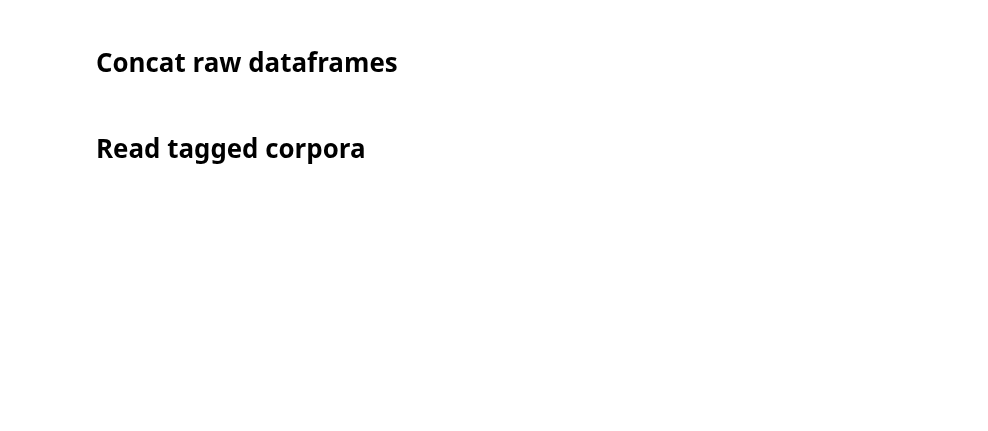
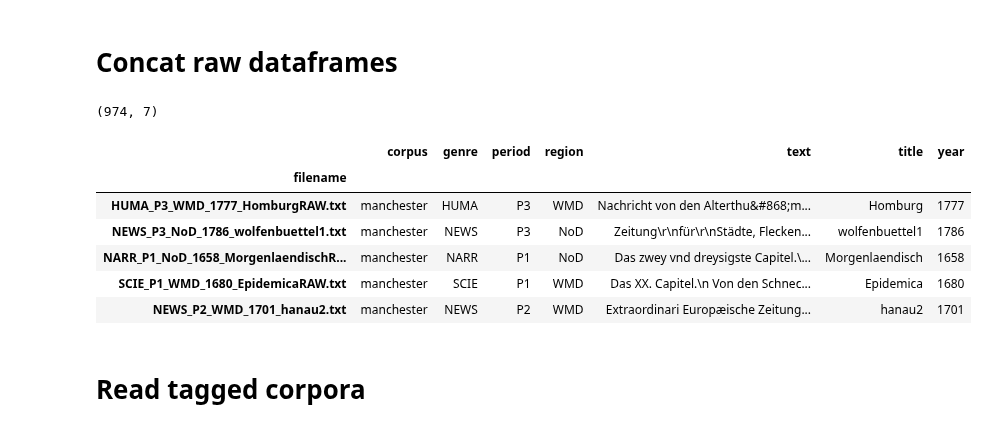
Before and after one commit to LennartKeller/TextklassifikationsProjekt2019, a Jupyter notebook: Create Dataset.ipynb, the cells around one changed output. Saved outputs shown, nothing was run; the diff lists cells and outputs as text; code cells hidden in the pictures; blank space fills up the shorter version.

```diff
--- a/Create Dataset.ipynb
+++ b/Create Dataset.ipynb
@@ -100,7 +120,16 @@ manchester_raw_df.to_csv('manchester_dataset.csv', encoding='UTF-8')
 # %%
 full_raw_df = pd.concat((manchester_raw_df, innsbruck_raw_df))
 print(full_raw_df.shape)
-df.head()
+full_raw_df.head()
+# %% [output]
+(974, 7)
+|  | corpus | genre | period | region | text | title | year |
+| filename |  |  |  |  |  |  |  |
+| HUMA_P3_WMD_1777_HomburgRAW.txt | manchester | HUMA | P3 | WMD | Nachricht von den Alterthu&#868;m... | Homburg | 1777 |
+| NEWS_P3_NoD_1786_wolfenbuettel1.txt | manchester | NEWS | P3 | NoD | Zeitung\r\nfür\r\nStädte, Flecken... | wolfenbuettel1 | 1786 |
+| NARR_P1_NoD_1658_MorgenlaendischR... | manchester | NARR | P1 | NoD | Das zwey vnd dreysigste Capitel.\... | Morgenlaendisch | 1658 |
+| SCIE_P1_WMD_1680_EpidemicaRAW.txt | manchester | SCIE | P1 | WMD | Das XX. Capitel.\n Von den Schnec... | Epidemica | 1680 |
+| NEWS_P2_WMD_1701_hanau2.txt | manchester | NEWS | P2 | WMD | Extraordinari Europæische Zeitung... | hanau2 | 1701 |
 # %%
 #full_raw_df.to_csv('full_dataset.csv', encoding='UTF-8')
 # %% [markdown]
```
Also changed, not shown: parts of 8 cells of this notebook.
